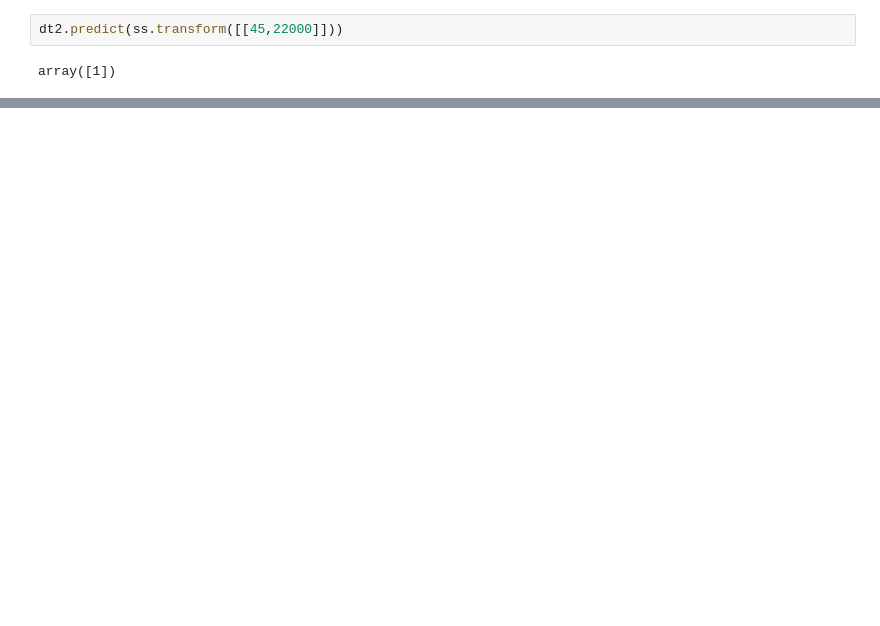
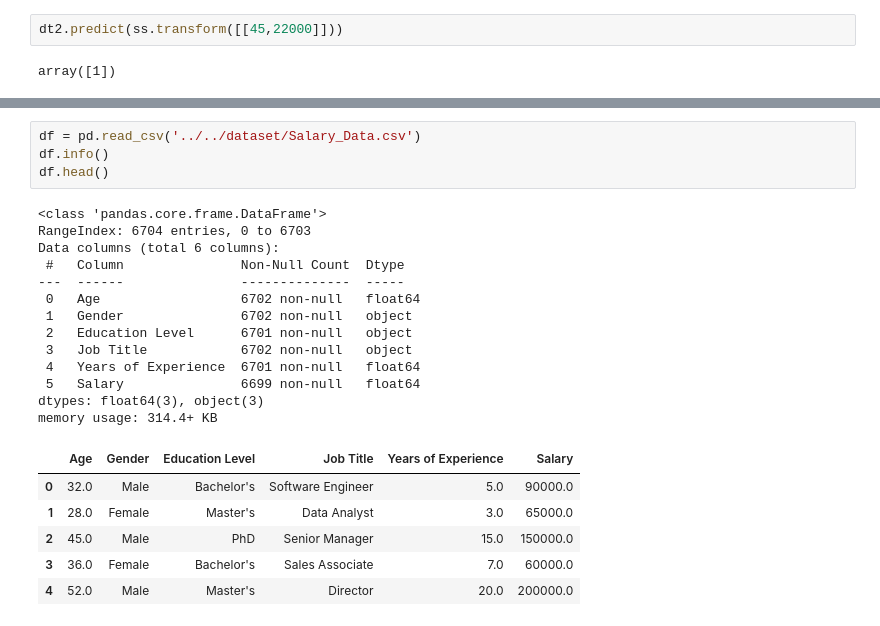
Before and after one commit to harshit193/Learning-Data-Science, a Jupyter notebook: Machine Learning files/Supervised_ML/Decision_Tree.ipynb, the cells around one changed output, grey strips where cells are left out. Drawn from its saved outputs; the diff is of its cells as text; blank space fills up the shorter version.

```diff
--- a/Machine Learning files/Supervised_ML/Decision_Tree.ipynb
+++ b/Machine Learning files/Supervised_ML/Decision_Tree.ipynb
@@ -146,0 +379,24 @@ array([1])
+# %%
+df = pd.read_csv('../../dataset/Salary_Data.csv')
+df.info()
+df.head()
+# %% [output]
+<class 'pandas.core.frame.DataFrame'>
+RangeIndex: 6704 entries, 0 to 6703
+Data columns (total 6 columns):
+ #   Column               Non-Null Count  Dtype
+---  ------               --------------  -----
+ 0   Age                  6702 non-null   float64
+ 1   Gender               6702 non-null   object
+ 2   Education Level      6701 non-null   object
+ 3   Job Title            6702 non-null   object
+ 4   Years of Experience  6701 non-null   float64
+ 5   Salary               6699 non-null   float64
+dtypes: float64(3), object(3)
+memory usage: 314.4+ KB
+|  | Age | Gender | Education Level | Job Title | Years of Experience | Salary |
+| 0 | 32.0 | Male | Bachelor's | Software Engineer | 5.0 | 90000.0 |
+| 1 | 28.0 | Female | Master's | Data Analyst | 3.0 | 65000.0 |
+| 2 | 45.0 | Male | PhD | Senior Manager | 15.0 | 150000.0 |
+| 3 | 36.0 | Female | Bachelor's | Sales Associate | 7.0 | 60000.0 |
+| 4 | 52.0 | Male | Master's | Director | 20.0 | 200000.0 |
```
Also changed, not shown: parts of 43 cells of this notebook, 1 other file.
